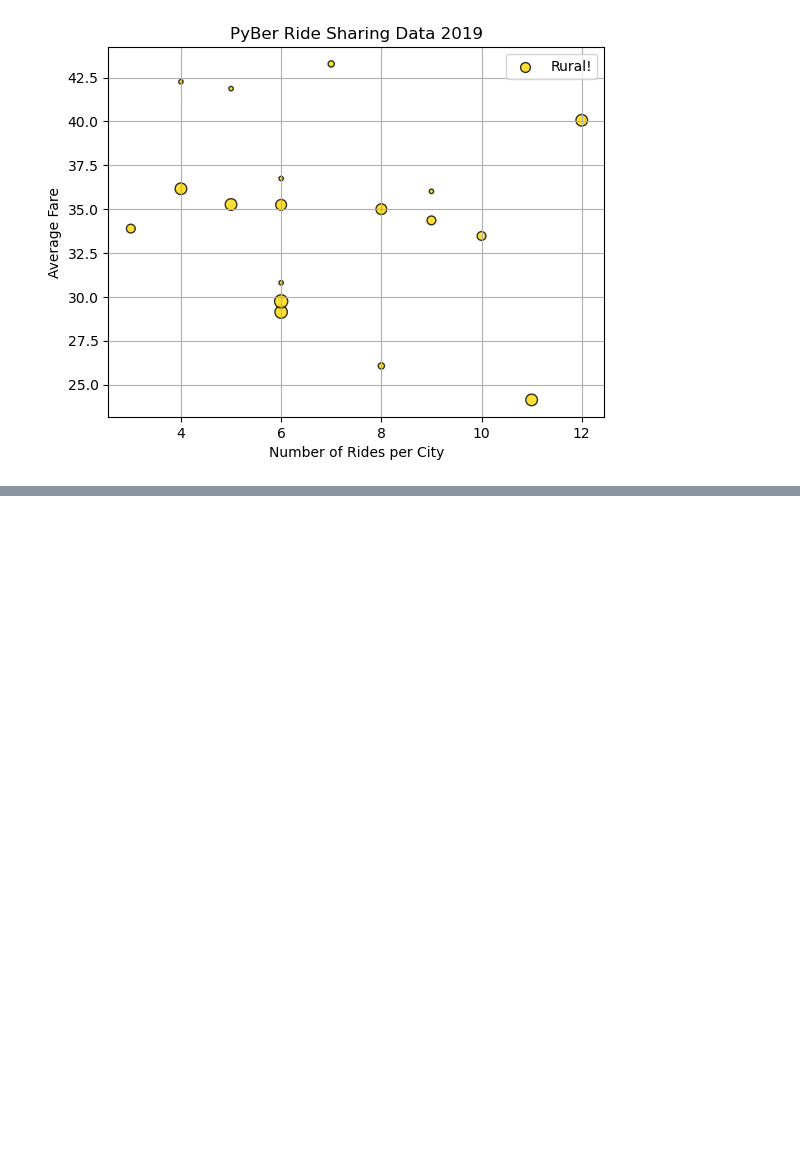
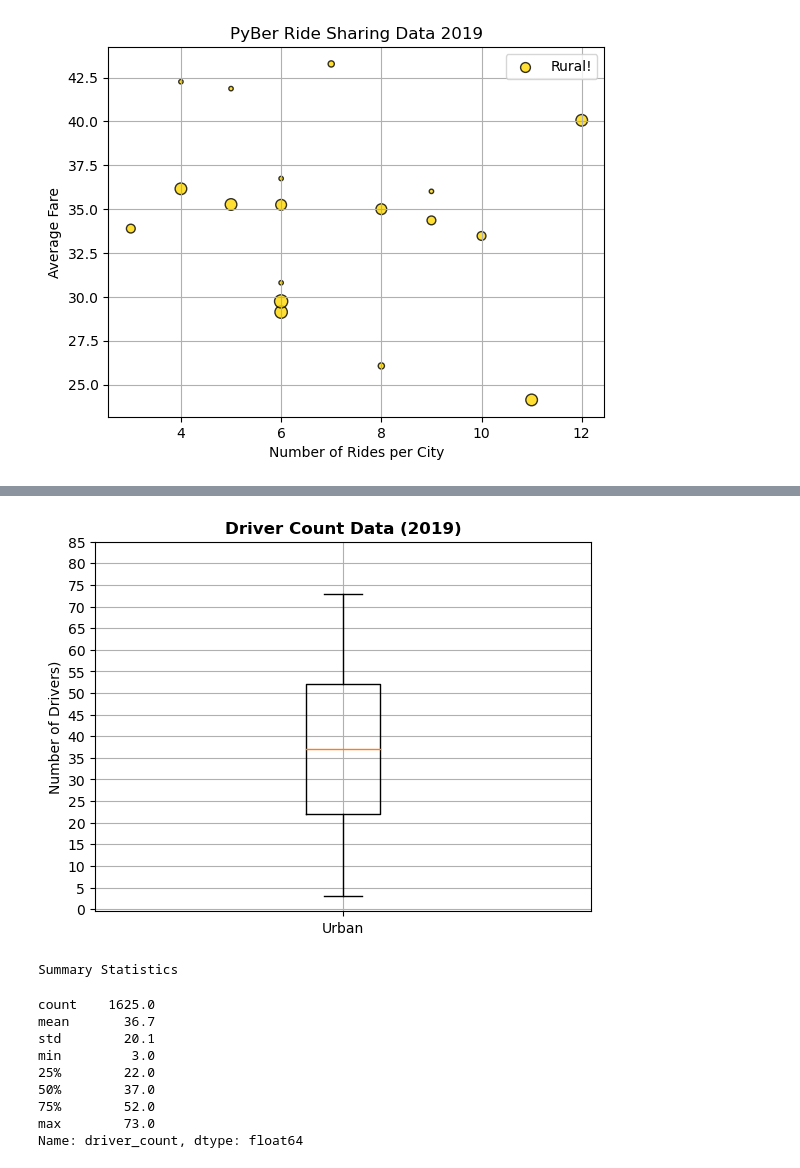
Before and after one commit to Smor-1/PyBer_Analysis, a Jupyter notebook: PyBer_Analysis.ipynb, the cells around one changed output, grey strips where cells are left out. Saved outputs shown, nothing was run; the diff lists cells and outputs as text; code cells hidden in the pictures; blank space fills up the shorter version.

```diff
--- a/PyBer_Analysis.ipynb
+++ b/PyBer_Analysis.ipynb
@@ -186,0 +308,29 @@ plt.savefig("Analysis/CutOff?.png")
+# %%
+urban_drivers = urban_cities["driver_count"]
+
+x_labels = ["Urban"]
+
+fig, ax = plt.subplots()
+ax.boxplot(urban_drivers, labels=x_labels)
+
+ax.set_title('Driver Count Data (2019)' , fontweight = "bold")
+ax.set_ylabel('Number of Drivers)')
+ax.set_yticks(np.arange(0, 90, step=5.0))
+ax.grid()
+
+plt.show()
+
+print("Summary Statistics")
+round(urban_drivers.describe(),1)
+# %% [output]
+[figure, added]
+Summary Statistics
+count    1625.0
+mean       36.7
+std        20.1
+min         3.0
+25%        22.0
+50%        37.0
+75%        52.0
+max        73.0
+Name: driver_count, dtype: float64
```
Also changed, not shown: parts of 12 cells of this notebook, 2 other files.
